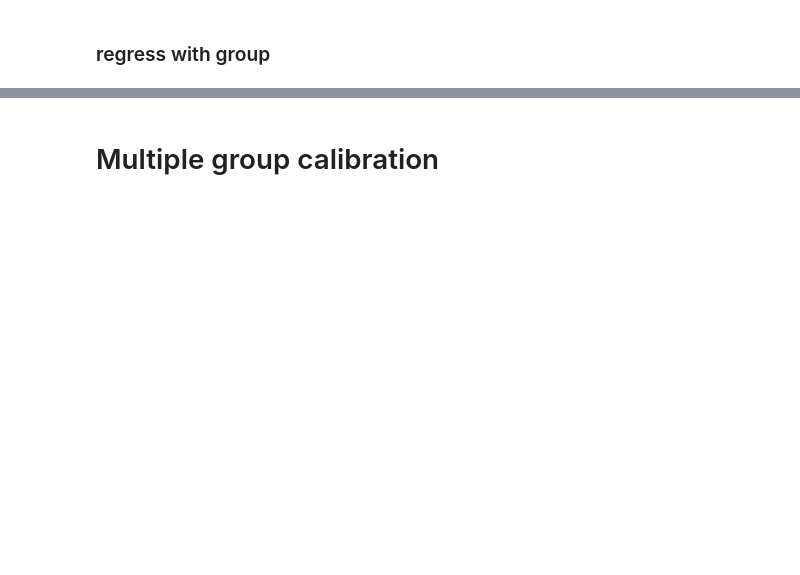
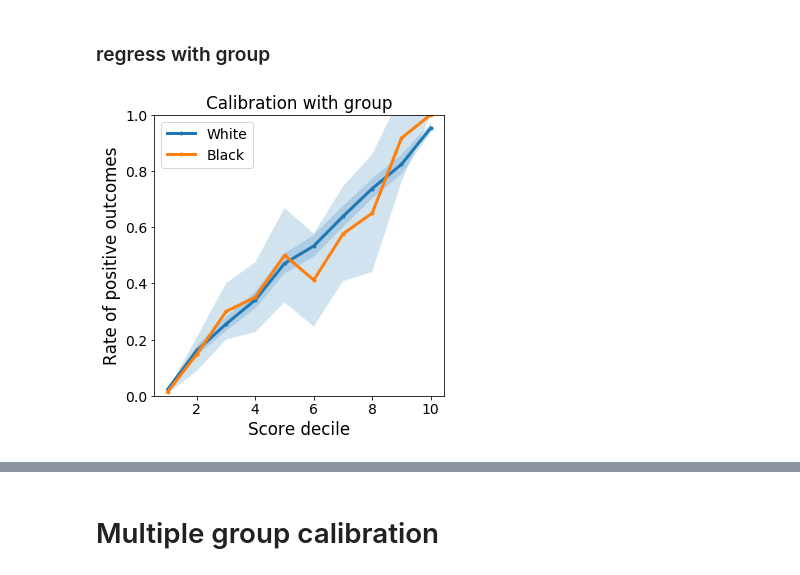
Before and after one commit to lydiatliu/unconstrainedml, a Jupyter notebook: adult.ipynb, the cells around one changed output, grey strips where cells are left out. Saved outputs shown, nothing was run; the diff lists cells and outputs as text; code cells hidden in the pictures; blank space fills up the shorter version.

```diff
--- a/adult.ipynb
+++ b/adult.ipynb
@@ -492,7 +502,10 @@ pylab.rc('axes', labelsize='large')
 pylab.rc('lines', linewidth=3)
 # %%
 _,_,_,_,marginals=one_reg_expt(original) #race
-plot_calib(marginals,"race",title_string="Calibration without group", use_quantiles=False)
+plot_calib(marginals,"race",title_string="Calibration with group", use_quantiles=False,
+           string='adult_calibration_race_errbar')
+# %% [output]
+[figure, added]
 # %%
 genders = ['Female', 'Male']
 
```
Also changed, not shown: parts of 10 cells of this notebook, 2 other files.
